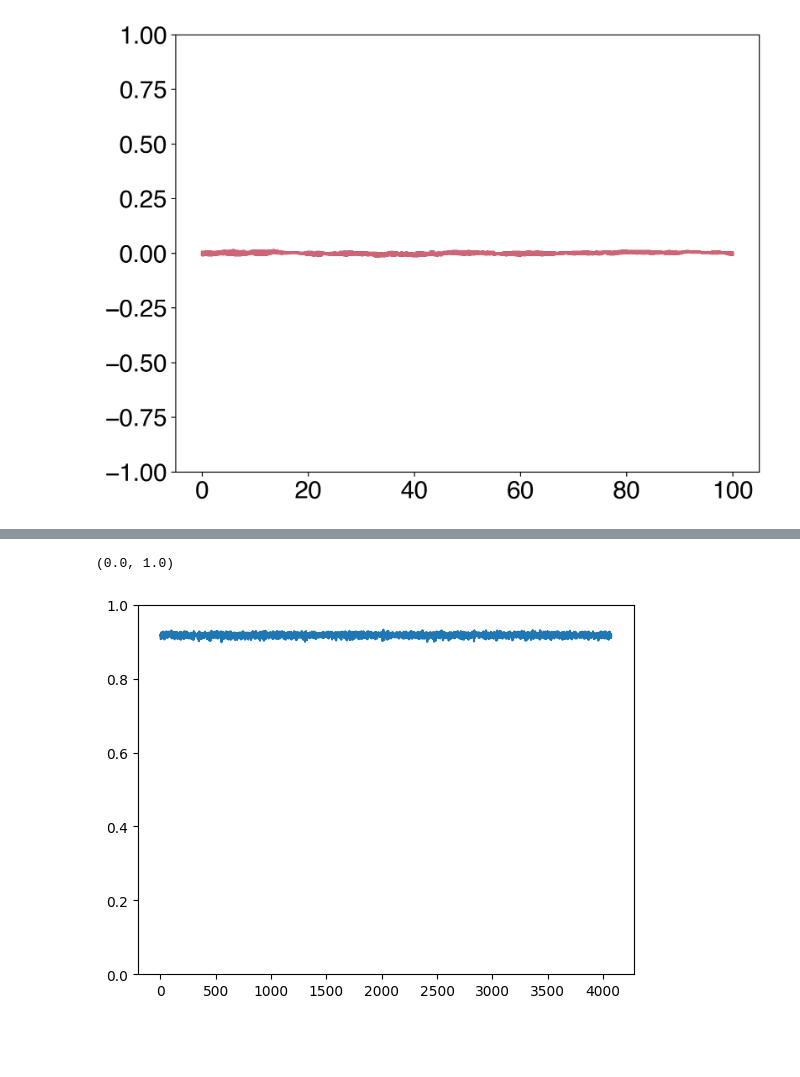
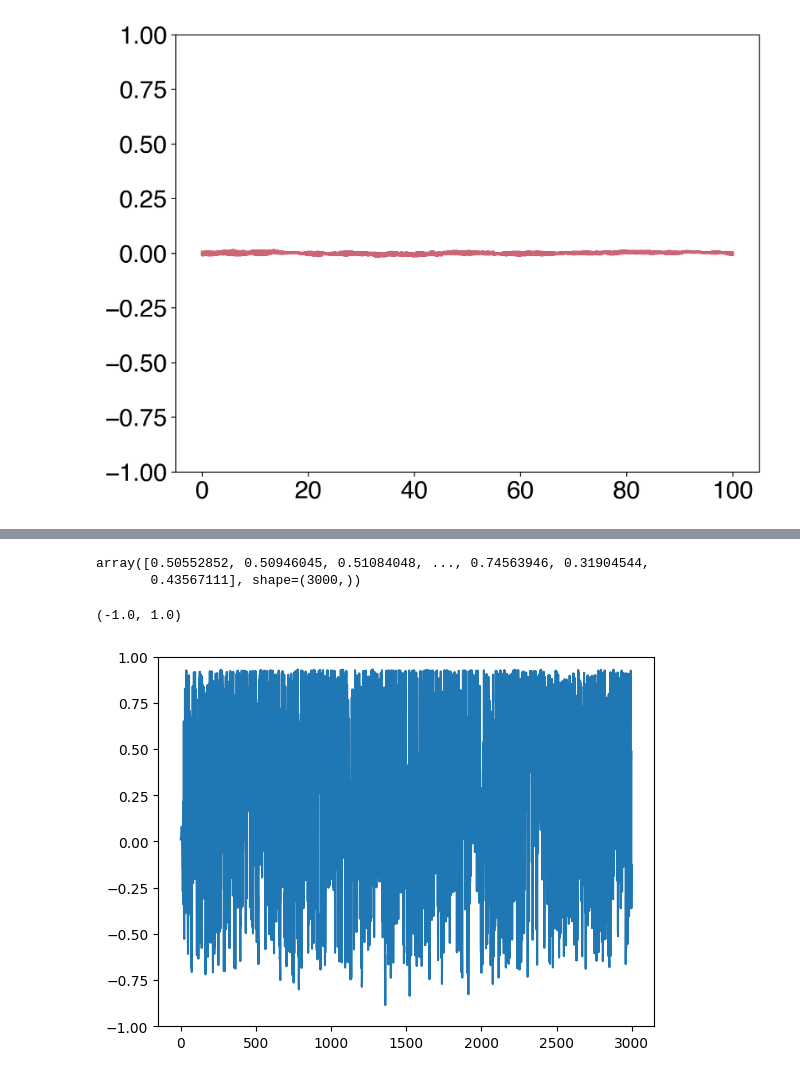
Before and after one commit to wppppupr/MTCargoSim, a Jupyter notebook: notebook/python.ipynb, the cells around one changed output, grey strips where cells are left out. Cells and saved outputs as stored; diff of their text form; code cells hidden in the pictures; blank space fills up the shorter version.

```diff
--- a/notebook/python.ipynb
+++ b/notebook/python.ipynb
@@ -194,6 +194,6 @@ ax.set_ylim((-1,1))
 import zarr
 
 data = zarr.open_array("/Volumes/data/Sasaki/backup_git/MTCargoSim/data/MT/P0.5_A0.5/seed1.zarr/orientations", mode='r')
-orientations = data[:]
+orientations = data[:].T
 
 S=orderparameter(orientations)
@@ -200,9 +214,14 @@ S=orderparameter(orientations)
+# %%
+cos2_Em
+# %% [output]
+array([0.50552852, 0.50946045, 0.51084048, ..., 0.74563946, 0.31904544,
+       0.43567111], shape=(3000,))
 # %%
 import matplotlib.pyplot as plt
 
 plt.plot(S)
 
-plt.ylim(0,1)
+plt.ylim(-1,1)
 # %% [output]
-(0.0, 1.0)
+(-1.0, 1.0)
-[figure, old version]
+[figure, new version]
```
Also changed, not shown: parts of 7 cells of this notebook.
